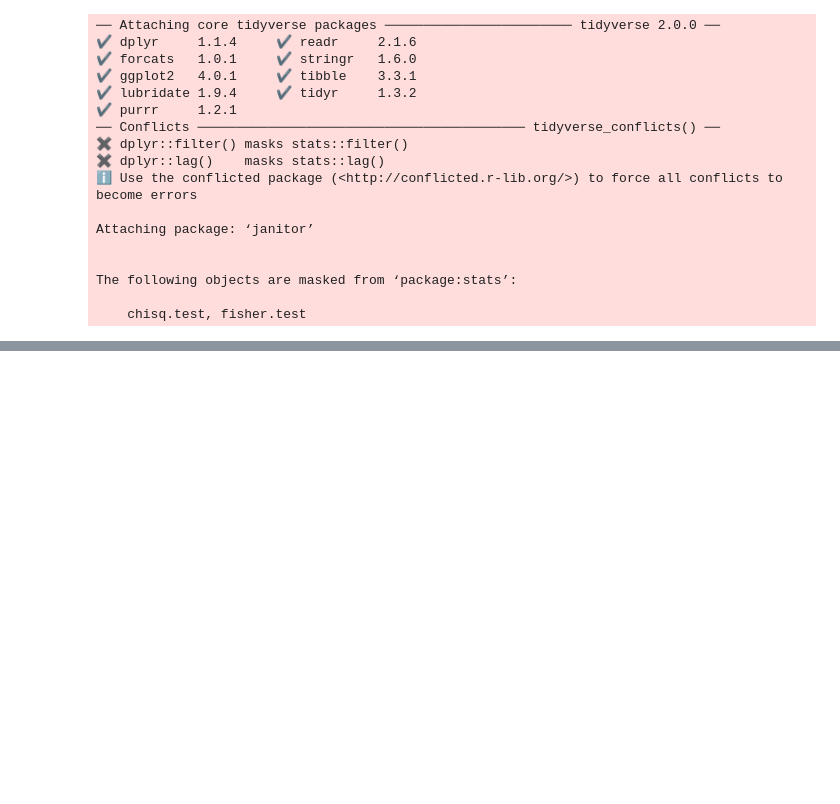
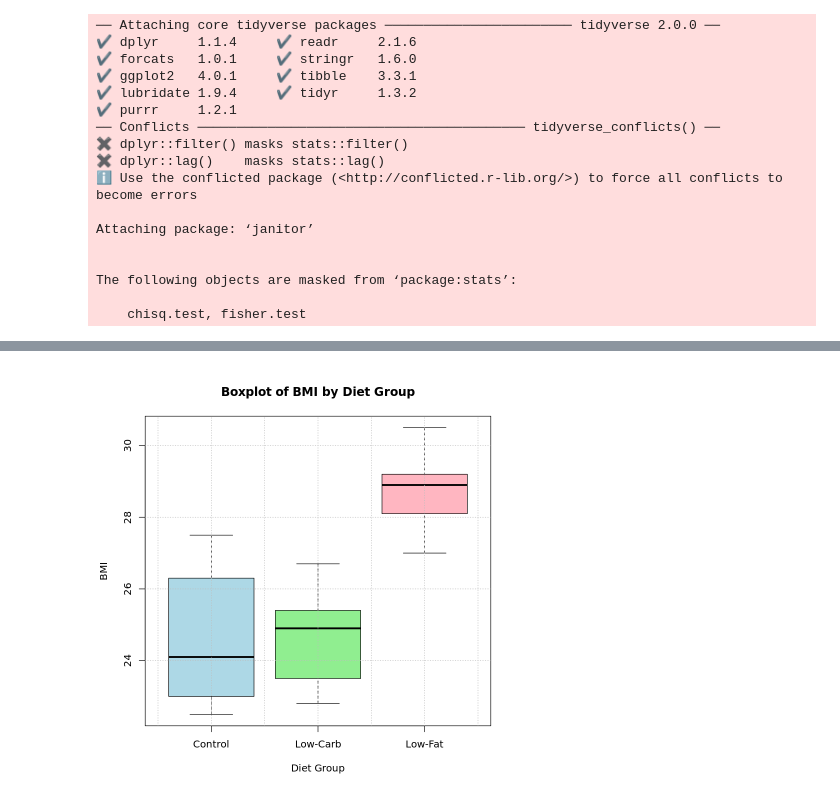
Before and after one commit to Blake-Wei/hi5304-assignment3, a Jupyter notebook: learning/learningR.ipynb, the cells around one changed output, grey strips where cells are left out. Cells and saved outputs as stored; diff of their text form; code cells hidden in the pictures; blank space fills up the shorter version.

```diff
--- a/learning/learningR.ipynb
+++ b/learning/learningR.ipynb
@@ -98,0 +713,21 @@ The following objects are masked from ‘package:stats’:
+# %%
+# Step 1: Prepare the Data
+data <- data.frame(
+  Subject = 1:15,
+  DietGroup = factor(c("Control", "Control", "Control", "Control", "Control",
+                       "Low-Fat", "Low-Fat", "Low-Fat", "Low-Fat", "Low-Fat",
+                       "Low-Carb", "Low-Carb", "Low-Carb", "Low-Carb", "Low-Carb")),
+  BMI = c(22.5, 24.1, 23.0, 27.5, 26.3, 28.1, 29.2, 30.5, 28.9, 27.0, 25.4, 24.9, 23.5, 22.8, 26.7)
+)
+
+# Step 2: Create the Boxplot
+boxplot(BMI ~ DietGroup, data = data,
+        main = "Boxplot of BMI by Diet Group",
+        xlab = "Diet Group",
+        ylab = "BMI",
+        col = c("lightblue", "lightgreen", "lightpink"))
+
+# Step 3: Customize the Appearance
+grid(nx = NULL, ny = NULL, col = "gray", lty = "dotted")
+# %% [output]
+[figure, added]
```
Also changed, not shown: parts of 35 cells of this notebook.
